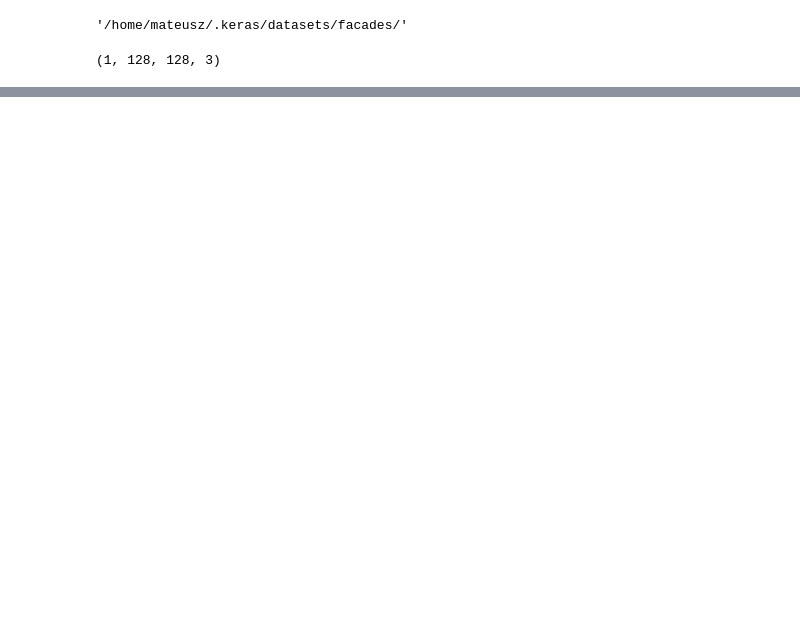
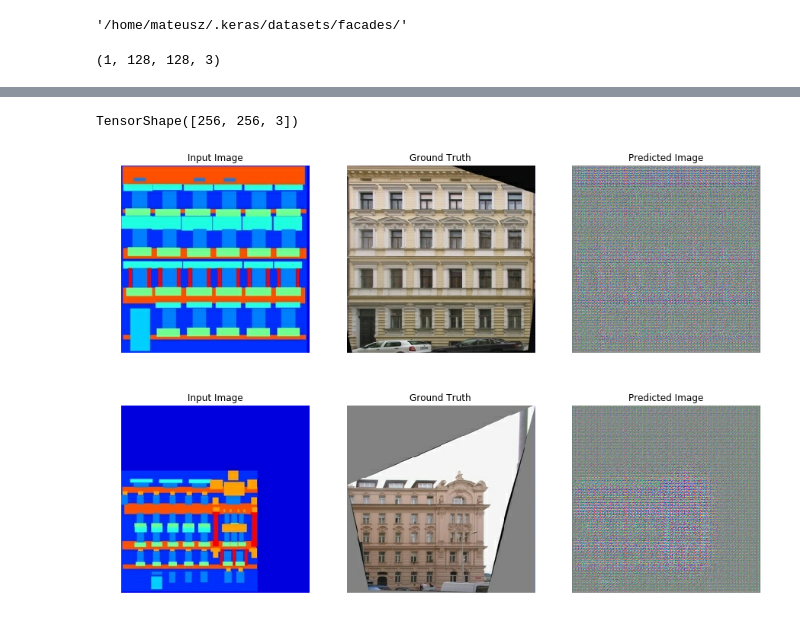
Before and after one commit to MateuszBielski/to_train_neural_network, a Jupyter notebook: CNN/pix2pix.ipynb, the cells around one changed output, grey strips where cells are left out. Saved outputs shown, nothing was run; the diff lists cells and outputs as text; code cells hidden in the pictures; blank space fills up the shorter version.

```diff
--- a/CNN/pix2pix.ipynb
+++ b/CNN/pix2pix.ipynb
@@ -215,0 +260,45 @@ Clipping input data to the valid range for imshow with RGB data ([0..1] for floa
+# %%
+inp.shape
+# %% [output]
+TensorShape([256, 256, 3])
+# %%
+loss_object = tf.keras.losses.BinaryCrossentropy(from_logits=True)
+def discriminator_loss(disc_real_output, disc_generated_output):
+  real_loss = loss_object(tf.ones_like(disc_real_output), disc_real_output)
+
+  generated_loss = loss_object(tf.zeros_like(disc_generated_output), disc_generated_output)
+
+  total_disc_loss = real_loss + generated_loss
+
+  return total_disc_loss
+
+generator_optimizer = tf.keras.optimizers.Adam(2e-4, beta_1=0.5)
+discriminator_optimizer = tf.keras.optimizers.Adam(2e-4, beta_1=0.5)
+
+checkpoint_dir = './training_checkpoints'
+checkpoint_prefix = os.path.join(checkpoint_dir, "ckpt")
+checkpoint = tf.train.Checkpoint(generator_optimizer=generator_optimizer,
+                                 discriminator_optimizer=discriminator_optimizer,
+                                 generator=generator,
+                                 discriminator=discriminator)
+
+def generate_images(model, test_input, tar):
+  prediction = model(test_input, training=True)
+  plt.figure(figsize=(15,15))
+
+  display_list = [test_input[0], tar[0], prediction[0]]
+  title = ['Input Image', 'Ground Truth', 'Predicted Image']
+
+  for i in range(3):
+    plt.subplot(1, 3, i+1)
+    plt.title(title[i])
+    # getting the pixel values between [0, 1] to plot it.
+    plt.imshow(display_list[i] * 0.5 + 0.5)
+    plt.axis('off')
+  plt.show()
+# %%
+for example_input, example_target in test_dataset.take(2):
+  generate_images(generator, example_input, example_target)
+# %% [output]
+[figure, added]
+[figure, added]
```
Also changed, not shown: parts of 11 cells of this notebook, 4 other files.
